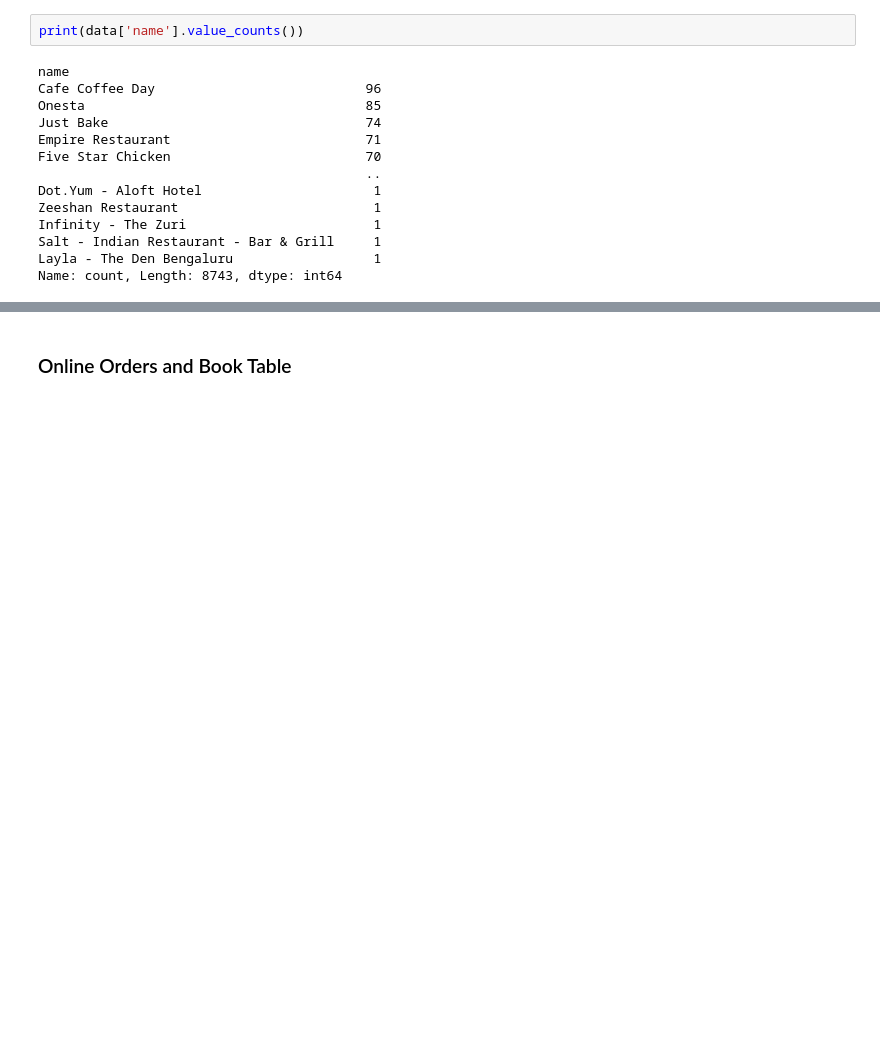
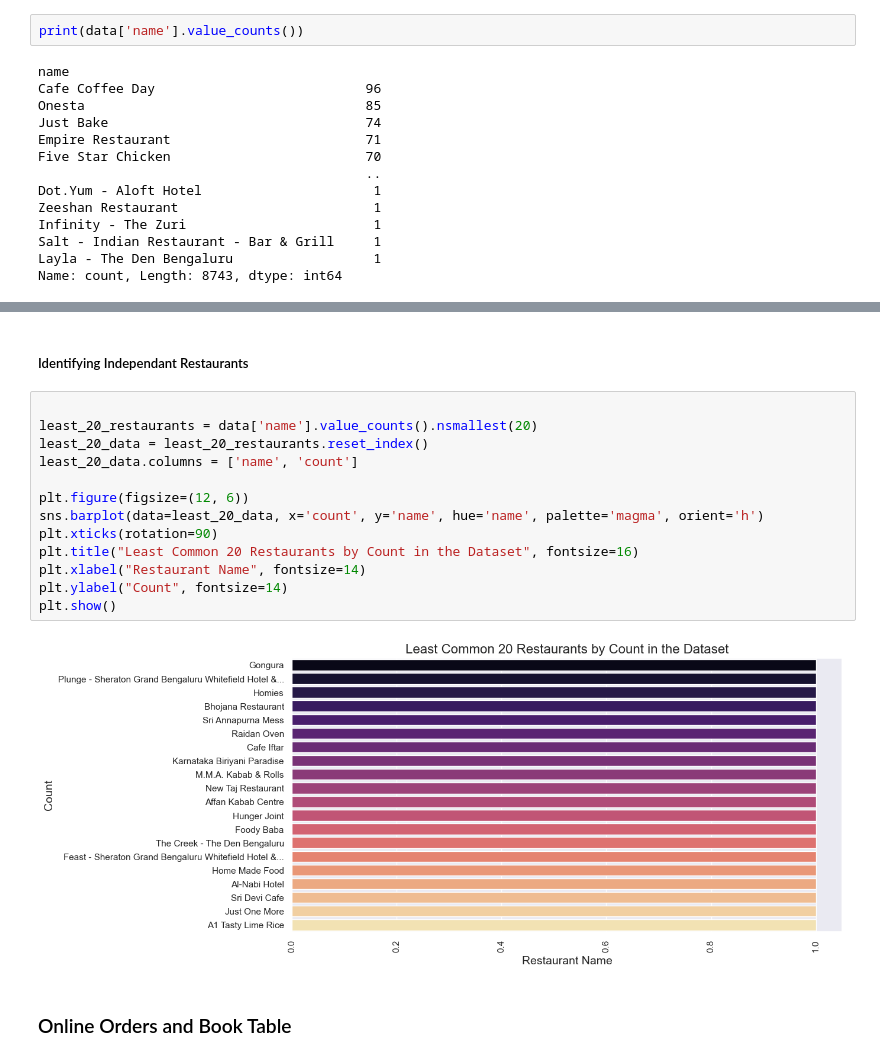
Before and after one commit to danyadanish/Data-Engineering-and-Visualisation, a Jupyter notebook: data.ipynb, the cells around one changed output, grey strips where cells are left out. Saved outputs shown, nothing was run; the diff lists cells and outputs as text; blank space fills up the shorter version.

```diff
--- a/data.ipynb
+++ b/data.ipynb
@@ -149,3 +169,20 @@ Name: count, Length: 8743, dtype: int64
+# %% [markdown]
+##### Identifying Independant Restaurants
+# %%
+
+least_20_restaurants = data['name'].value_counts().nsmallest(20)
+least_20_data = least_20_restaurants.reset_index()
+least_20_data.columns = ['name', 'count']
+
+plt.figure(figsize=(12, 6))
+sns.barplot(data=least_20_data, x='count', y='name', hue='name', palette='magma', orient='h')
+plt.xticks(rotation=90)
+plt.title("Least Common 20 Restaurants by Count in the Dataset", fontsize=16)
+plt.xlabel("Restaurant Name", fontsize=14)
+plt.ylabel("Count", fontsize=14)
+plt.show()
+# %% [output]
+[figure, added]
 # %% [markdown]
 ### Online Orders and Book Table
 # %%
```
Also changed, not shown: parts of 99 cells of this notebook.
